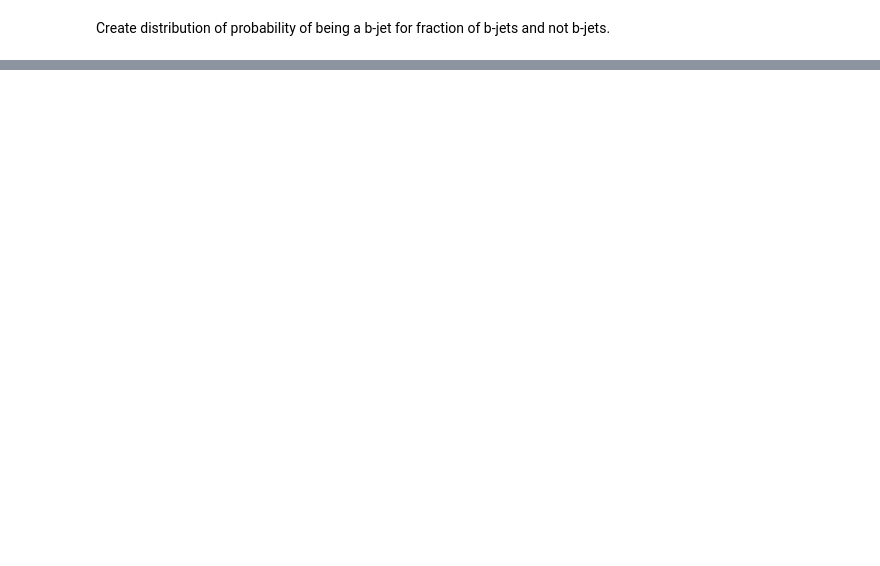
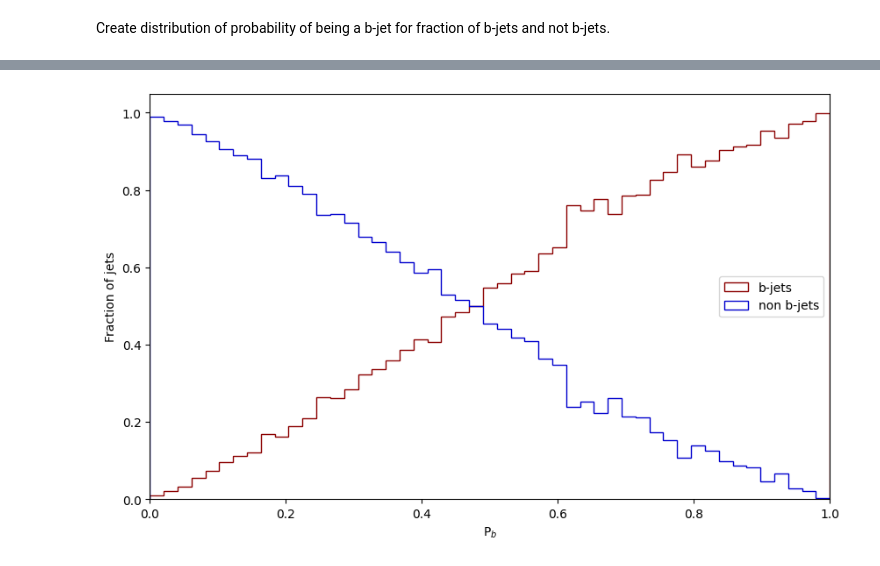
Before and after one commit to gpesticci/Jet-GNN, a Jupyter notebook: GNN.ipynb, the cells around one changed output, grey strips where cells are left out. Drawn from its saved outputs; the diff is of its cells as text; code cells hidden in the pictures; blank space fills up the shorter version.

```diff
--- a/GNN.ipynb
+++ b/GNN.ipynb
@@ -773,0 +853,24 @@ plt.legend(loc='best');
+# %%
+all_probs = np.concatenate([b_prob, q_prob])
+labels = np.concatenate([np.ones_like(b_prob), np.zeros_like(q_prob)])
+
+# Create bins for probabilities
+bins = np.linspace(0, 1, 50)
+binned_counts = np.histogram(all_probs, bins=bins)[0]
+binned_b_counts = np.histogram(all_probs[labels == 1], bins=bins)[0]
+binned_q_counts = np.histogram(all_probs[labels == 0], bins=bins)[0]
+
+# Calculate fractions
+b_frac = binned_b_counts / binned_counts
+q_frac = binned_q_counts / binned_counts
+
+plt.figure(figsize=(10, 6))
+plt.hist(bins[:-1], bins, weights=b_frac, label='b-jets', color='darkred', histtype='step')
+plt.hist(bins[:-1], bins, weights=q_frac, label='non b-jets', color='mediumblue', histtype='step')
+plt.xlabel('P$_b$')
+plt.xlim(0,1)
+plt.ylabel('Fraction of jets')
+plt.legend(loc='best')
+plt.show()
+# %% [output]
+[figure, added]
```
Also changed, not shown: parts of 17 cells of this notebook, 1 other file.
